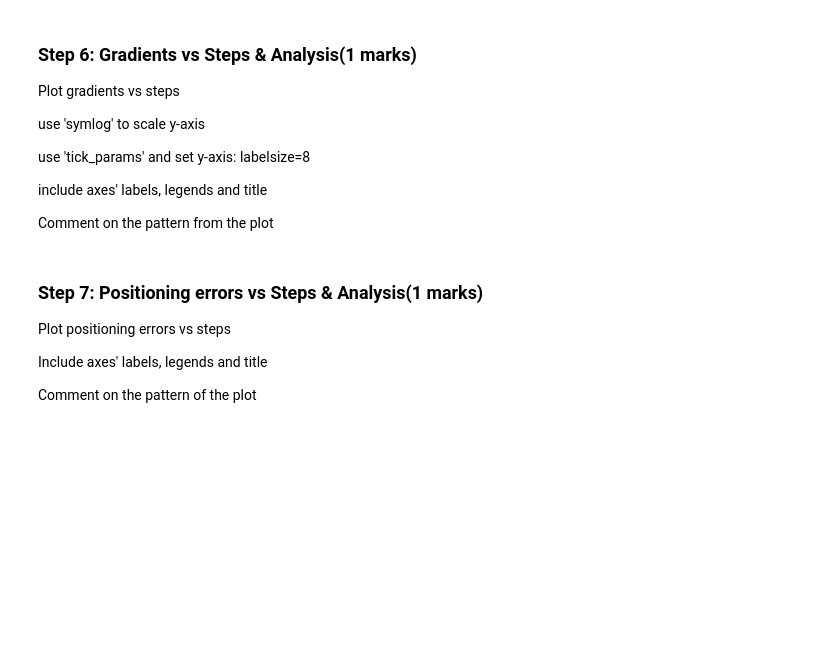
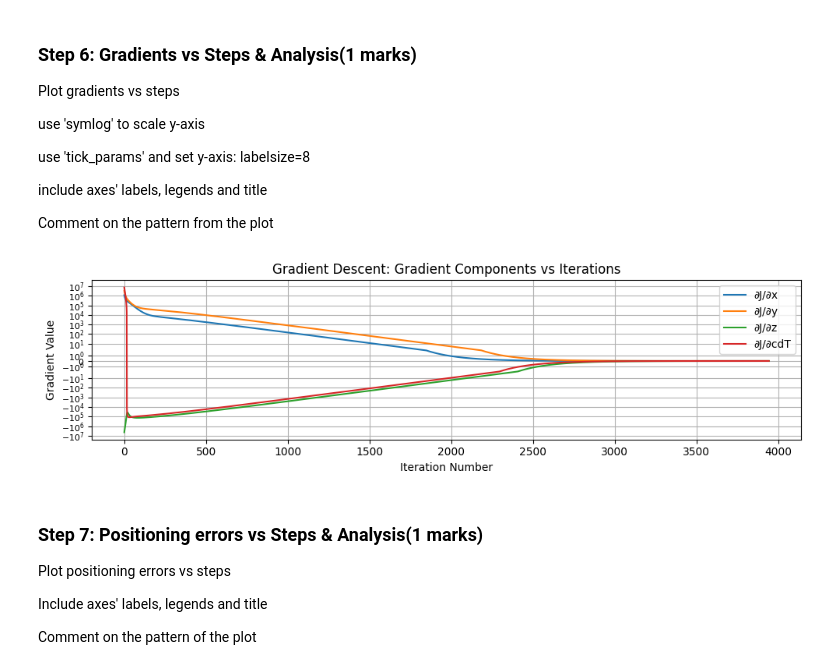
Before and after one commit to caydincleland/ENGG680_2025_Fall_group8Fork, a Jupyter notebook: assignment2/Assignment2_Upload.ipynb, the cells around one changed output. Saved outputs shown, nothing was run; the diff lists cells and outputs as text; code cells hidden in the pictures; blank space fills up the shorter version.

```diff
--- a/assignment2/Assignment2_Upload.ipynb
+++ b/assignment2/Assignment2_Upload.ipynb
@@ -720,3 +707,36 @@ plt.show()
+# %%
+fig, ax = plt.subplots(nrows=1, ncols=1, figsize=(10, 3))
+
+# Convert list of gradients to array for plotting
+arr_grad_np = np.array(arr_grad)  # shape: (iterations, 4)
+iterations = np.arange(1, len(arr_grad_np) + 1)
+
+# Plot each gradient component with symlog scaling
+ax.plot(iterations, arr_grad_np[:, 0], label='∂J/∂x')
+ax.plot(iterations, arr_grad_np[:, 1], label='∂J/∂y')
+ax.plot(iterations, arr_grad_np[:, 2], label='∂J/∂z')
+ax.plot(iterations, arr_grad_np[:, 3], label='∂J/∂cdT')
+
+# Y-axis symmetric log scale
+ax.set_yscale('symlog')
+
+# Labels and title
+ax.set_xlabel('Iteration Number')
+ax.set_ylabel('Gradient Value')
+ax.set_title('Gradient Descent: Gradient Components vs Iterations')
+
+# Style
+ax.tick_params(axis='y', labelsize=8)
+ax.legend()
+ax.grid(True)
+
+fig.tight_layout()
+plt.show()
+
+# Comment on the pattern (0.5 marks)
+# The gradients start very large because the initial position guess is far from the true receiver location. As the iterations progress, all gradient components steadily decrease, showing that the algorithm is moving towards the minimum. Near the end, the gradients become very small and flatten out, which indicates that gradient descent has converged to a stable solution.
+# %% [output]
+[figure, added]
 # %% [markdown]
 ### Step 7: Positioning errors vs Steps & Analysis(1 marks)
 Plot positioning errors vs steps
```
Also changed, not shown: parts of 41 cells of this notebook.
